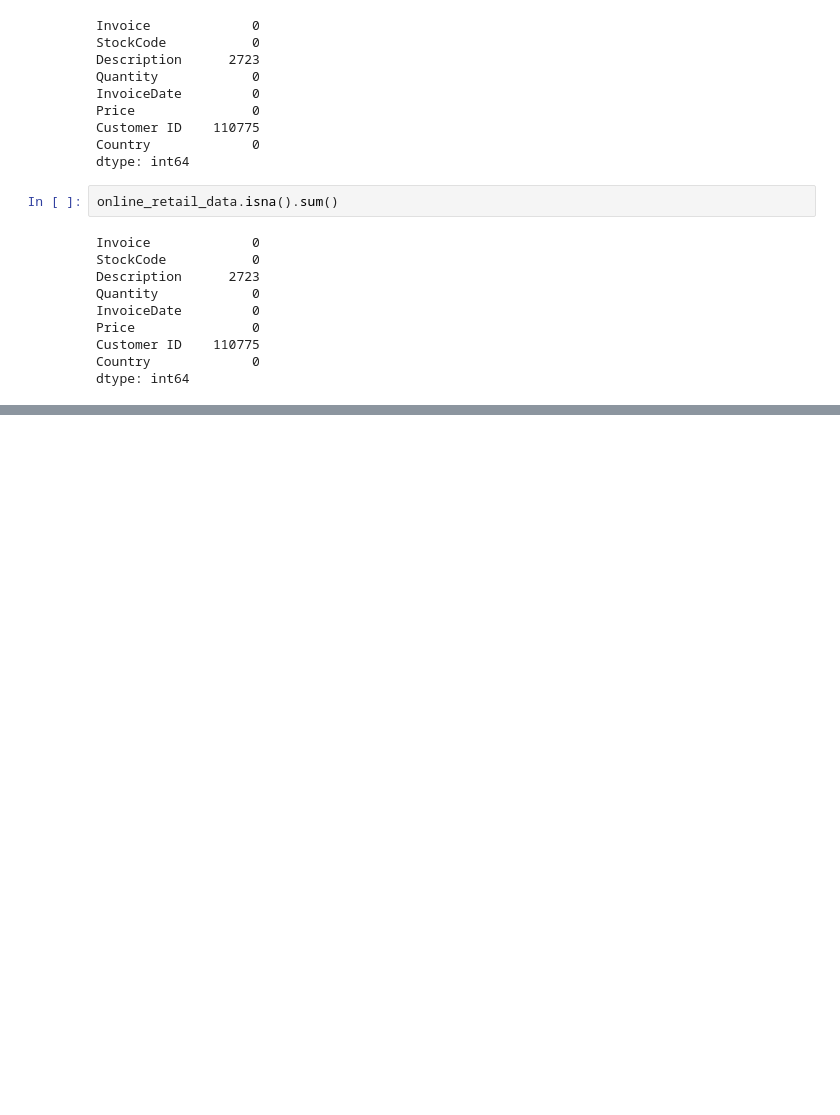
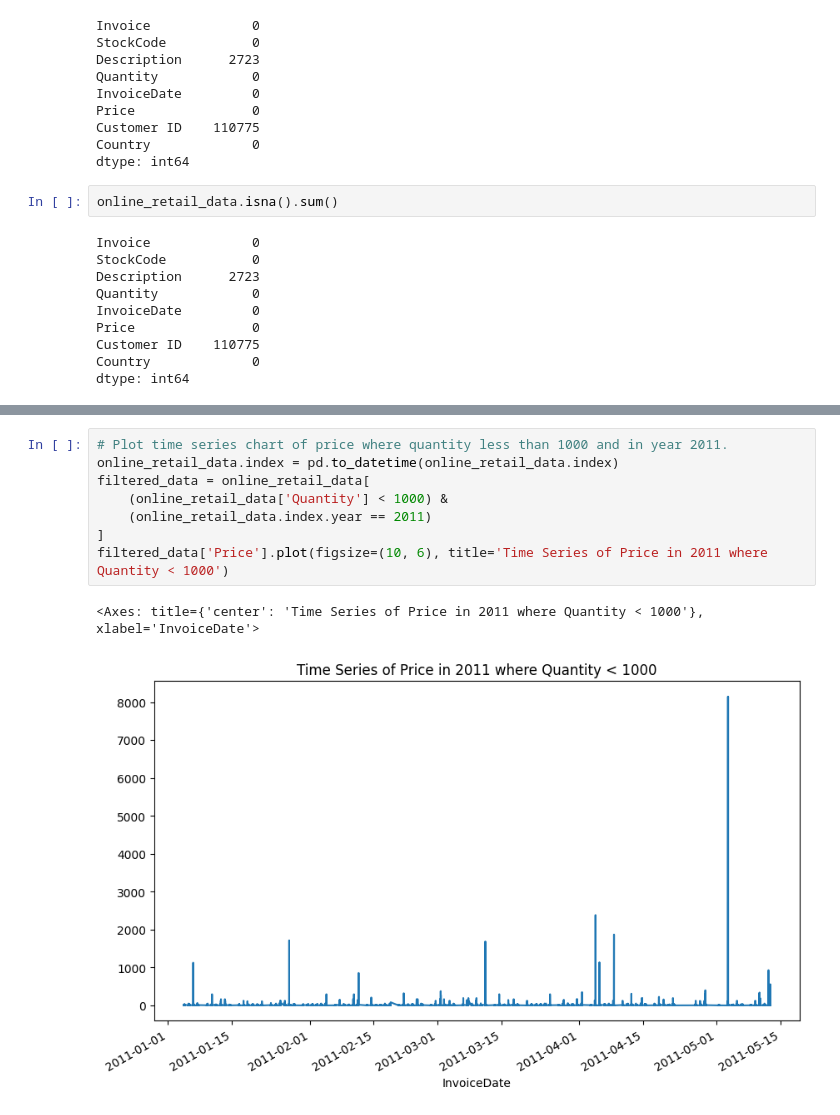
Before and after one commit to rokin-emergys/rokin-py, a Jupyter notebook: Day_3/Day_3-Assignment_1.ipynb, the cells around one changed output, grey strips where cells are left out. Saved outputs shown, nothing was run; the diff lists cells and outputs as text; blank space fills up the shorter version.

```diff
--- a/Day_3/Day_3-Assignment_1.ipynb
+++ b/Day_3/Day_3-Assignment_1.ipynb
@@ -131,0 +170,11 @@ dtype: int64
+# %%
+# Plot time series chart of price where quantity less than 1000 and in year 2011.
+online_retail_data.index = pd.to_datetime(online_retail_data.index)
+filtered_data = online_retail_data[
+    (online_retail_data['Quantity'] < 1000) &
+    (online_retail_data.index.year == 2011)
+]
+filtered_data['Price'].plot(figsize=(10, 6), title='Time Series of Price in 2011 where Quantity < 1000')
+# %% [output]
+<Axes: title={'center': 'Time Series of Price in 2011 where Quantity < 1000'}, xlabel='InvoiceDate'>
+[figure, added]
```
Also changed, not shown: parts of 15 cells of this notebook.
